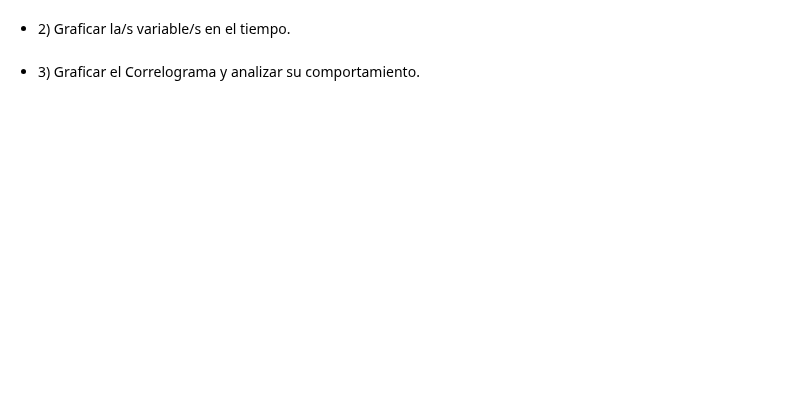
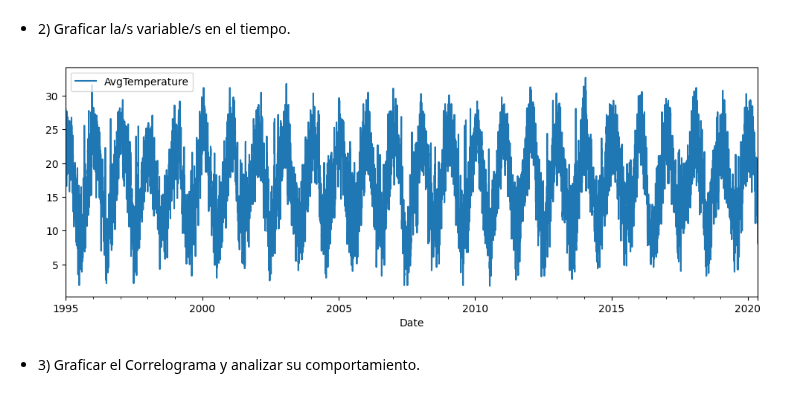
Before and after one commit to AndresMontesDeOca/TimeSeries, a Jupyter notebook: Unidad_2/AST_Clase_2_ejercicio_asincronico.ipynb, the cells around one changed output. Cells and saved outputs as stored; diff of their text form; code cells hidden in the pictures; blank space fills up the shorter version.

```diff
--- a/Unidad_2/AST_Clase_2_ejercicio_asincronico.ipynb
+++ b/Unidad_2/AST_Clase_2_ejercicio_asincronico.ipynb
@@ -88,0 +113,26 @@ plt.show()
+# %%
+# escriba aqui su codigo
+
+# Traigo solo los datos de Buenos Aires
+data_arg = data.query('Country == "Argentina"')[['Day', 'Month', 'Year', 'AvgTemperature']].copy()
+
+# Rellenar los valores inválidos (-99) con el valor anterior válido
+data_arg['AvgTemperature'].replace(-99, np.nan, inplace=True)
+data_arg['AvgTemperature'].fillna(method='ffill', inplace=True)
+
+# Genero la columna Date, y elimino lo que no necesito
+data_arg['Date'] = pd.to_datetime(data_arg[['Year', 'Month', 'Day']])
+data_arg.drop(columns=['Year', 'Month', 'Day'], inplace=True)
+
+# Seteo la nueva columna Date como Index
+data_arg.set_index('Date', inplace=True)
+
+# Eliminar fechas duplicadas y establecer frecuencia Diaria
+data_arg = data_arg[~data_arg.index.duplicated(keep='first')]
+data_arg = data_arg.asfreq('D')
+
+# Convertir la temperatura de Fahrenheit a Celsius, redondeando a un decimal
+data_arg['AvgTemperature'] = np.round((data_arg['AvgTemperature'] - 32) * 5/9, 1)
+
+print(data_arg.info())
+display(data_arg.head())
@@ -95,2 +161,10 @@ plt.show()
+# %%
+# escriba aqui su codigo
+
+# No se si es necesario completar la serie, por los eliminados con AvgTemperature -99
+data_arg.plot(figsize=(12, 4))
+plt.show()
+# %% [output]
+[figure, added]
 # %% [markdown]
 <li type="square">3) Graficar el Correlograma y analizar su comportamiento.</li>
```
Also changed, not shown: parts of 18 cells of this notebook.
